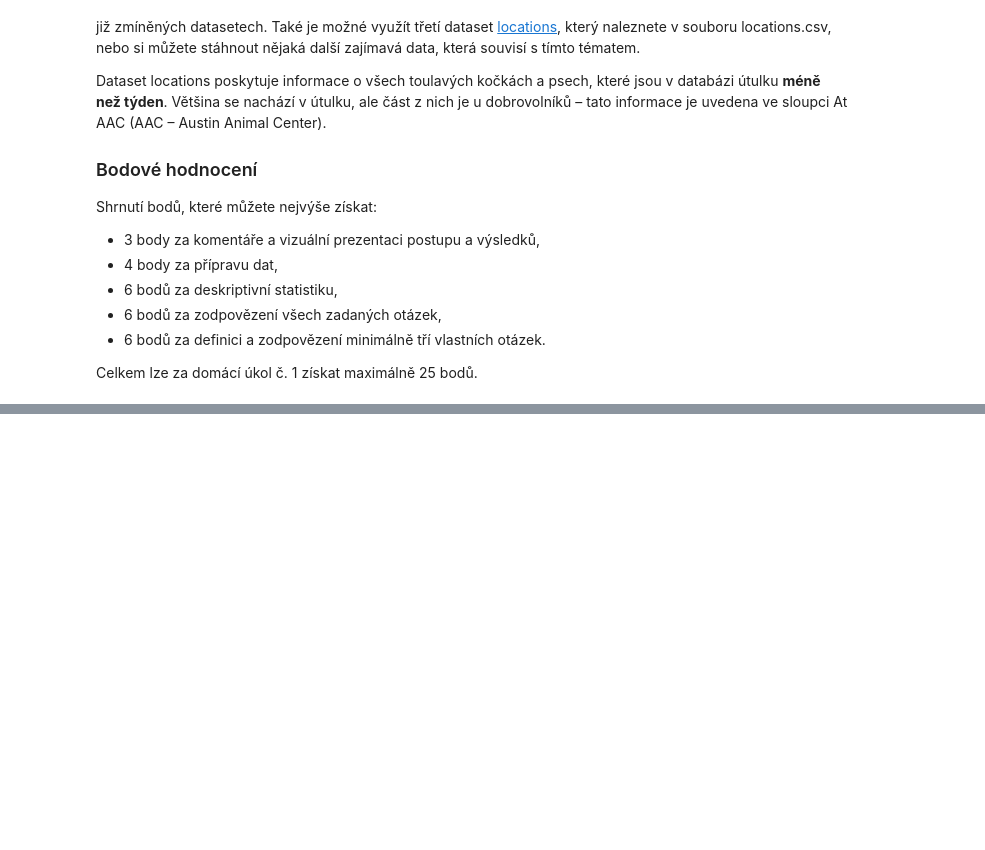
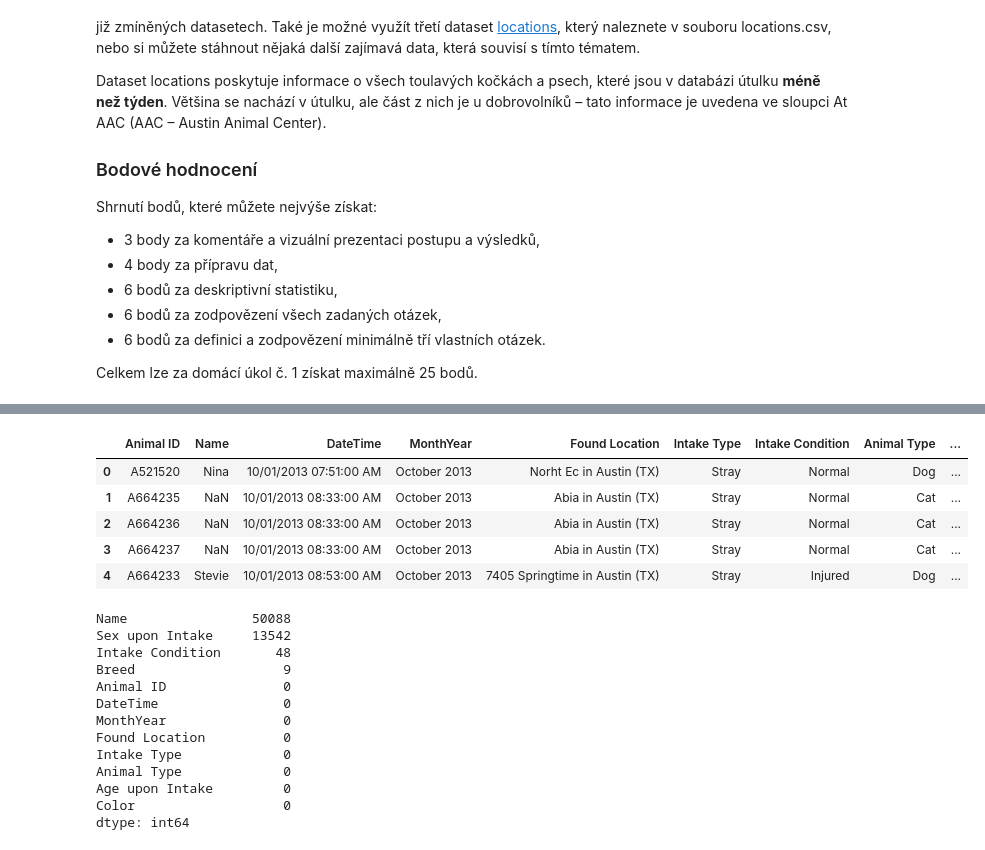
Before and after one commit to stasbebra2006/BI-VIZ, a Jupyter notebook: hms/hm01/01/hm01.ipynb, the cells around one changed output, grey strips where cells are left out. Drawn from its saved outputs; the diff is of its cells as text; code cells hidden in the pictures; blank space fills up the shorter version.

```diff
--- a/hms/hm01/01/hm01.ipynb
+++ b/hms/hm01/01/hm01.ipynb
@@ -213,0 +141,29 @@ array(['Spayed Female', 'Unknown', 'Intact Female', 'Intact Male',
+# %%
+# Dostaneme skutečne NaN hodnoty
+
+intakes.replace(["", " ", "Unknown", "unknown", "None", "none"], np.nan, inplace=True)
+# %%
+#Kontrola
+
+display(intakes.head())
+display(intakes.isna().sum().sort_values(ascending=False))
+# %% [output]
+|  | Animal ID | Name | DateTime | MonthYear | Found Location | Intake Type | Intake Condition | Animal Type | ... |
+| 0 | A521520 | Nina | 10/01/2013 07:51:00 AM | October 2013 | Norht Ec in Austin (TX) | Stray | Normal | Dog | ... |
+| 1 | A664235 | NaN | 10/01/2013 08:33:00 AM | October 2013 | Abia in Austin (TX) | Stray | Normal | Cat | ... |
+| 2 | A664236 | NaN | 10/01/2013 08:33:00 AM | October 2013 | Abia in Austin (TX) | Stray | Normal | Cat | ... |
+| 3 | A664237 | NaN | 10/01/2013 08:33:00 AM | October 2013 | Abia in Austin (TX) | Stray | Normal | Cat | ... |
+| 4 | A664233 | Stevie | 10/01/2013 08:53:00 AM | October 2013 | 7405 Springtime in Austin (TX) | Stray | Injured | Dog | ... |
+Name                50088
+Sex upon Intake     13542
+Intake Condition       48
+Breed                   9
+Animal ID               0
+DateTime                0
+MonthYear               0
+Found Location          0
+Intake Type             0
+Animal Type             0
+Age upon Intake         0
+Color                   0
+dtype: int64
```
Also changed, not shown: parts of 11 cells of this notebook, 1 other file.
